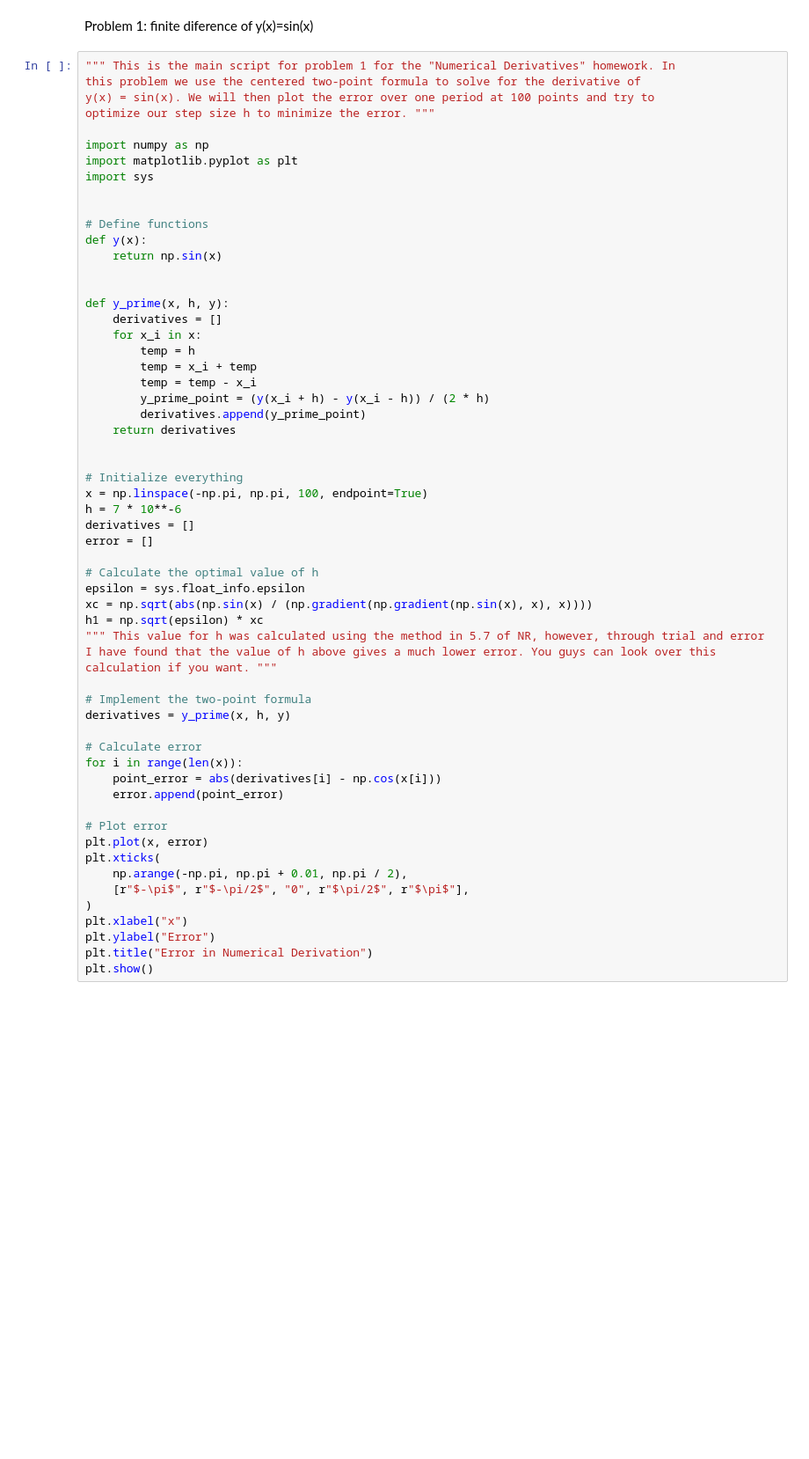
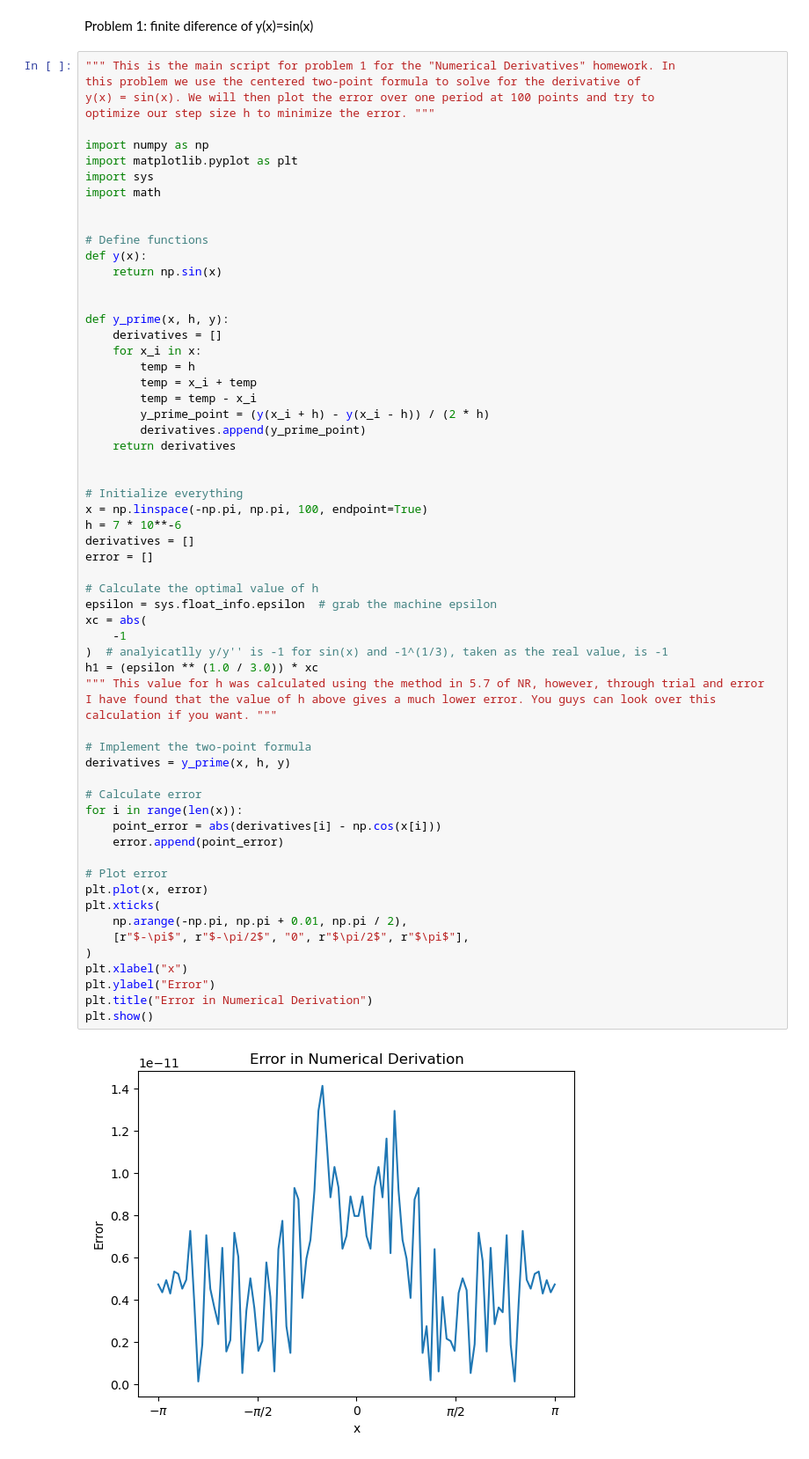
Before and after one commit to BeneathTheManWeFindHis-Nucleus/NumDerivatives-Group-, a Jupyter notebook: main.ipynb, the cells around one changed output. Shown: that part at 88% size. Saved outputs shown, nothing was run; the diff lists cells and outputs as text; blank space fills up the shorter version.

```diff
--- a/main.ipynb
+++ b/main.ipynb
@@ -9,6 +9,7 @@ optimize our step size h to minimize the error. """
 import numpy as np
 import matplotlib.pyplot as plt
 import sys
+import math
 
 
 # Define functions
@@ -29,33 +30,37 @@ def y_prime(x, h, y):
 
 # Initialize everything
 x = np.linspace(-np.pi, np.pi, 100, endpoint=True)
 h = 7 * 10**-6
 derivatives = []
 error = []
 
 # Calculate the optimal value of h
-epsilon = sys.float_info.epsilon
-xc = np.sqrt(abs(np.sin(x) / (np.gradient(np.gradient(np.sin(x), x), x))))
-h1 = np.sqrt(epsilon) * xc
+epsilon = sys.float_info.epsilon  # grab the machine epsilon
+xc = abs(
+    -1
+)  # analyicatlly y/y'' is -1 for sin(x) and -1^(1/3), taken as the real value, is -1
+h1 = (epsilon ** (1.0 / 3.0)) * xc
 """ This value for h was calculated using the method in 5.7 of NR, however, through trial and error
 I have found that the value of h above gives a much lower error. You guys can look over this
 calculation if you want. """
 
 # Implement the two-point formula
 derivatives = y_prime(x, h, y)
 
 # Calculate error
 for i in range(len(x)):
     point_error = abs(derivatives[i] - np.cos(x[i]))
     error.append(point_error)
 
 # Plot error
 plt.plot(x, error)
 plt.xticks(
     np.arange(-np.pi, np.pi + 0.01, np.pi / 2),
     [r"$-\pi$", r"$-\pi/2$", "0", r"$\pi/2$", r"$\pi$"],
 )
 plt.xlabel("x")
 plt.ylabel("Error")
 plt.title("Error in Numerical Derivation")
 plt.show()
+# %% [output]
+[figure, added]
```
Also changed, not shown: parts of 1 cell of this notebook.
